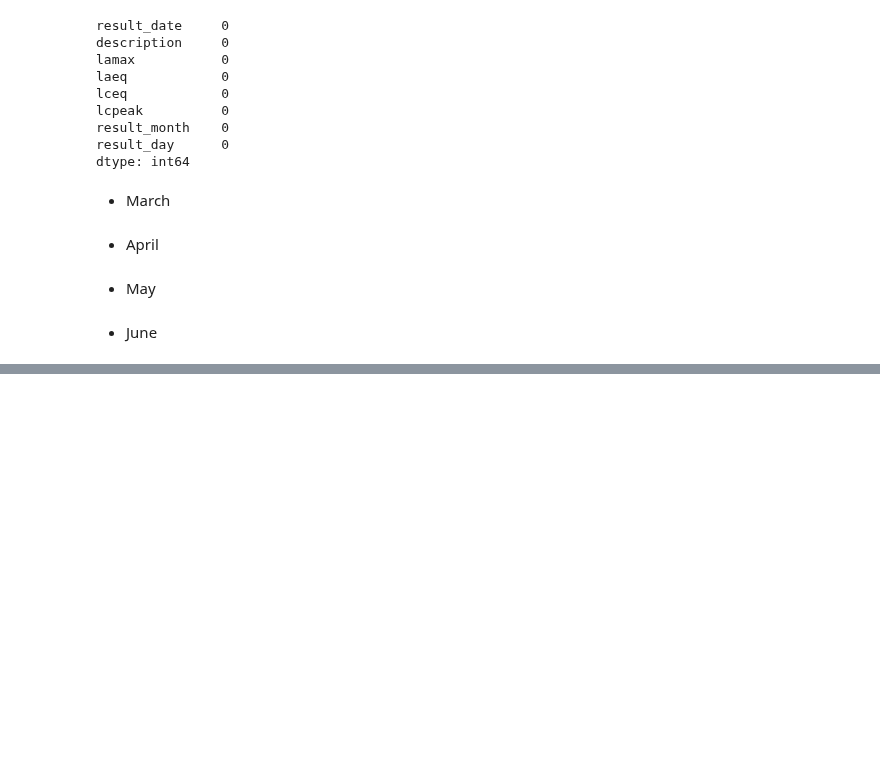
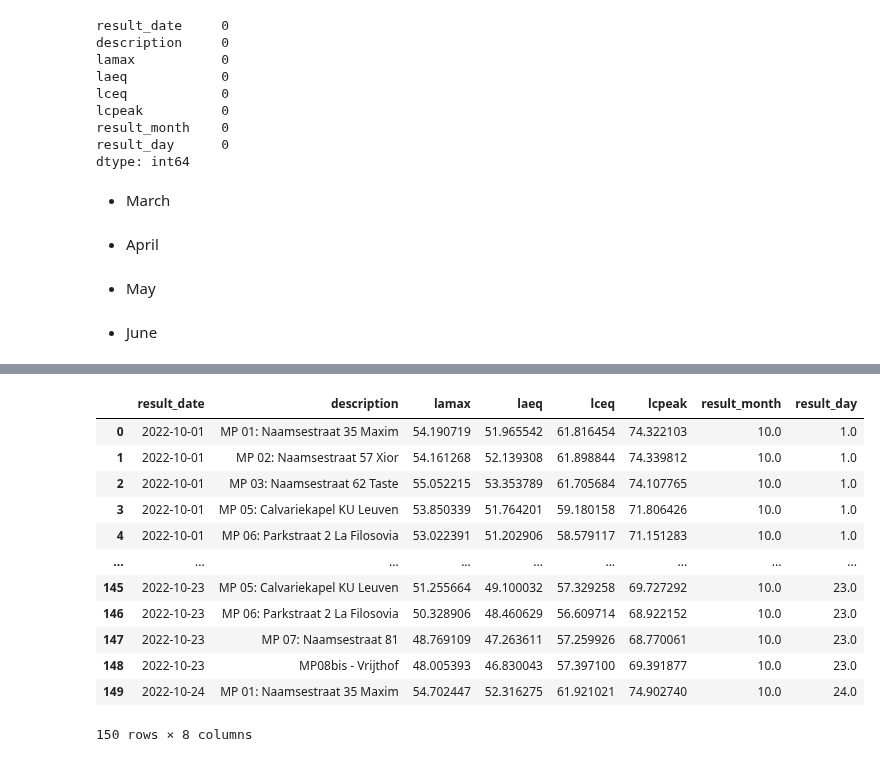
Before and after one commit to lennertvanh/MDA-Georgia, a Jupyter notebook: Preprocessing.ipynb, the cells around one changed output, grey strips where cells are left out. Drawn from its saved outputs; the diff is of its cells as text; code cells hidden in the pictures; blank space fills up the shorter version.

```diff
--- a/Preprocessing.ipynb
+++ b/Preprocessing.ipynb
@@ -480,0 +679,4 @@ print(avg_jun_combined.isnull().sum())
+# %%
+# combine noise data for Octber together
+noise_oct_combined = pd.concat([naamse35_oct, naamse57_oct, naamse62_oct, calvarie_oct, park_oct, naamse81_oct, kiosk_oct, vrijt_oct, his_oct], axis=0)
+noise_oct_combined.head()
@@ -480,0 +690,12 @@ print(avg_jun_combined.isnull().sum())
+# %%
+# extract the date, month, hour, minute of "result_timestamp"
+noise_oct_combined['result_timestamp'] = pd.to_datetime(noise_oct_combined['result_timestamp'], format='%d/%m/%Y %H:%M:%S.%f')
+
+
+noise_oct_combined['result_date'] = noise_oct_combined['result_timestamp'].dt.date
+noise_oct_combined['result_month'] = noise_oct_combined['result_timestamp'].dt.month
+noise_oct_combined['result_day'] = noise_oct_combined['result_timestamp'].dt.day
+noise_oct_combined['result_hour'] = noise_oct_combined['result_timestamp'].dt.hour
+noise_oct_combined['result_minute'] = noise_oct_combined['result_timestamp'].dt.minute
+
+noise_oct_combined.head()
@@ -480,0 +709,21 @@ print(avg_jun_combined.isnull().sum())
+# %%
+# aggregate the data by day
+avg_oct_combined = noise_oct_combined.groupby(['result_date','description']).mean()
+avg_oct_combined = avg_oct_combined.reset_index()
+columns_to_drop = ['result_hour', 'result_minute']
+avg_oct_combined.drop(columns_to_drop, axis=1, inplace=True)
+avg_oct_combined.head(150)
+# %% [output]
+|  | result_date | description | lamax | laeq | lceq | lcpeak | result_month | result_day |
+| 0 | 2022-10-01 | MP 01: Naamsestraat 35 Maxim | 54.190719 | 51.965542 | 61.816454 | 74.322103 | 10.0 | 1.0 |
+| 1 | 2022-10-01 | MP 02: Naamsestraat 57 Xior | 54.161268 | 52.139308 | 61.898844 | 74.339812 | 10.0 | 1.0 |
+| 2 | 2022-10-01 | MP 03: Naamsestraat 62 Taste | 55.052215 | 53.353789 | 61.705684 | 74.107765 | 10.0 | 1.0 |
+| 3 | 2022-10-01 | MP 05: Calvariekapel KU Leuven | 53.850339 | 51.764201 | 59.180158 | 71.806426 | 10.0 | 1.0 |
+| 4 | 2022-10-01 | MP 06: Parkstraat 2 La Filosovia | 53.022391 | 51.202906 | 58.579117 | 71.151283 | 10.0 | 1.0 |
+| ... | ... | ... | ... | ... | ... | ... | ... | ... |
+| 145 | 2022-10-23 | MP 05: Calvariekapel KU Leuven | 51.255664 | 49.100032 | 57.329258 | 69.727292 | 10.0 | 23.0 |
+| 146 | 2022-10-23 | MP 06: Parkstraat 2 La Filosovia | 50.328906 | 48.460629 | 56.609714 | 68.922152 | 10.0 | 23.0 |
+| 147 | 2022-10-23 | MP 07: Naamsestraat 81 | 48.769109 | 47.263611 | 57.259926 | 68.770061 | 10.0 | 23.0 |
+| 148 | 2022-10-23 | MP08bis - Vrijthof | 48.005393 | 46.830043 | 57.397100 | 69.391877 | 10.0 | 23.0 |
+| 149 | 2022-10-24 | MP 01: Naamsestraat 35 Maxim | 54.702447 | 52.316275 | 61.921021 | 74.902740 | 10.0 | 24.0 |
+150 rows × 8 columns
```
Also changed, not shown: parts of 25 cells of this notebook.
